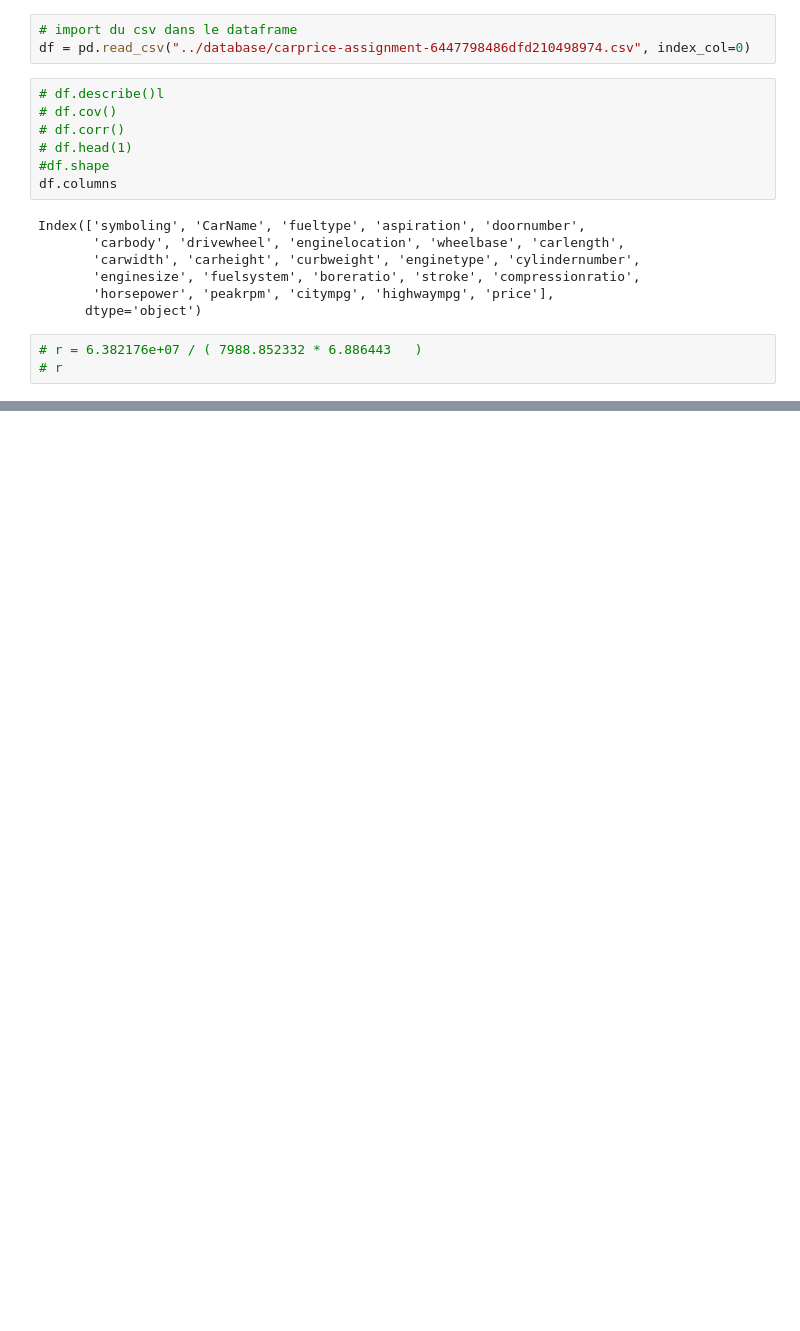
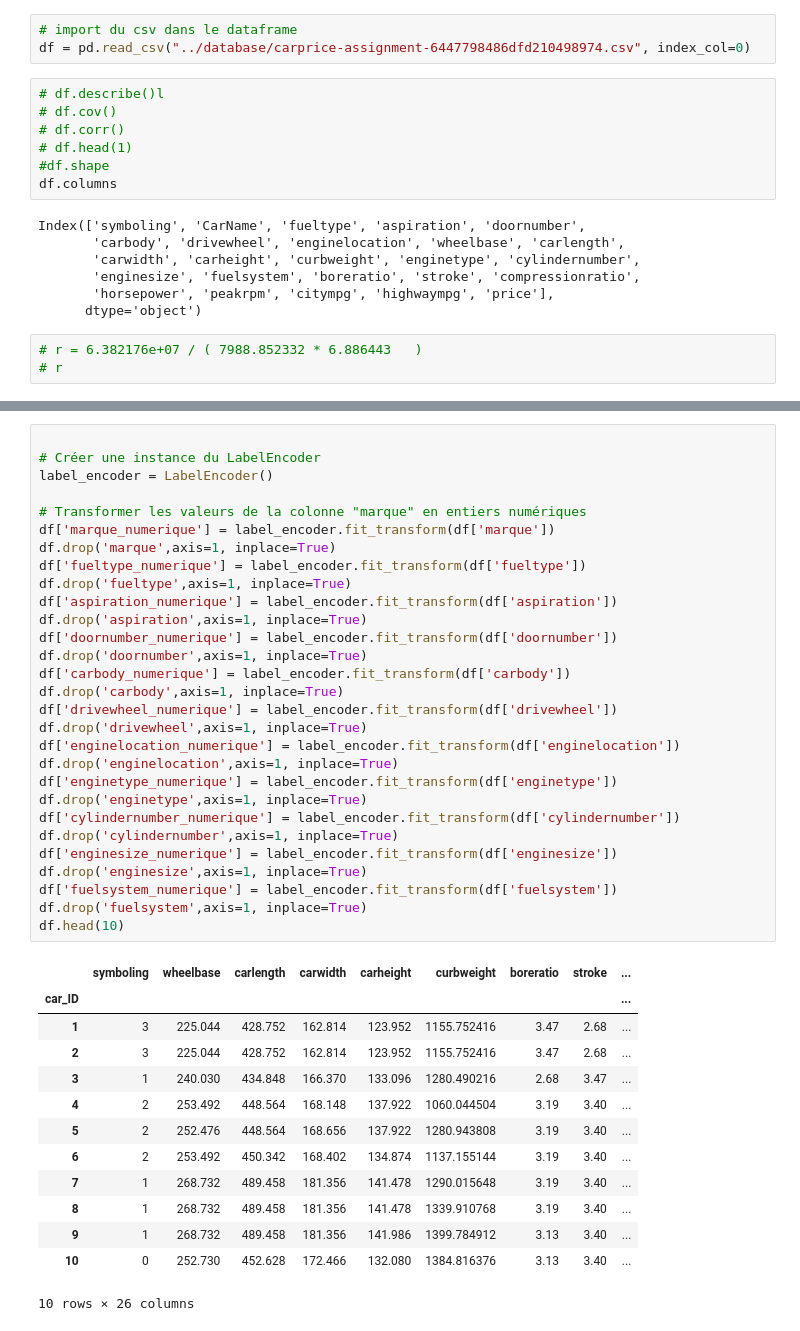
Before and after one commit to Slemdev/car_value, a Jupyter notebook: notebook/request.ipynb, the cells around one changed output, grey strips where cells are left out. Cells and saved outputs as stored; diff of their text form; blank space fills up the shorter version.

```diff
--- a/notebook/request.ipynb
+++ b/notebook/request.ipynb
@@ -43,6 +46,49 @@ df['carwidth'] = df['carwidth'] * 2.54  # carwidth : largeur en cm
 df['carheight'] = df['carheight'] * 2.54  # carheight : hauteur en cm
 df['curbweight'] = df['curbweight'] * 0.453592  # curbweight : poids à vide en kg
 df['enginesize'] = df['enginesize'] * 16.3871  # enginesize : cylindrée en cm³
+# %%
+
+# Créer une instance du LabelEncoder
+label_encoder = LabelEncoder()
+
+# Transformer les valeurs de la colonne "marque" en entiers numériques
+df['marque_numerique'] = label_encoder.fit_transform(df['marque'])
+df.drop('marque',axis=1, inplace=True)
+df['fueltype_numerique'] = label_encoder.fit_transform(df['fueltype'])
+df.drop('fueltype',axis=1, inplace=True)
+df['aspiration_numerique'] = label_encoder.fit_transform(df['aspiration'])
+df.drop('aspiration',axis=1, inplace=True)
+df['doornumber_numerique'] = label_encoder.fit_transform(df['doornumber'])
+df.drop('doornumber',axis=1, inplace=True)
+df['carbody_numerique'] = label_encoder.fit_transform(df['carbody'])
+df.drop('carbody',axis=1, inplace=True)
+df['drivewheel_numerique'] = label_encoder.fit_transform(df['drivewheel'])
+df.drop('drivewheel',axis=1, inplace=True)
+df['enginelocation_numerique'] = label_encoder.fit_transform(df['enginelocation'])
+df.drop('enginelocation',axis=1, inplace=True)
+df['enginetype_numerique'] = label_encoder.fit_transform(df['enginetype'])
+df.drop('enginetype',axis=1, inplace=True)
+df['cylindernumber_numerique'] = label_encoder.fit_transform(df['cylindernumber'])
+df.drop('cylindernumber',axis=1, inplace=True)
+df['enginesize_numerique'] = label_encoder.fit_transform(df['enginesize'])
+df.drop('enginesize',axis=1, inplace=True)
+df['fuelsystem_numerique'] = label_encoder.fit_transform(df['fuelsystem'])
+df.drop('fuelsystem',axis=1, inplace=True)
+df.head(10)
+# %% [output]
+|  | symboling | wheelbase | carlength | carwidth | carheight | curbweight | boreratio | stroke | ... |
+| car_ID |  |  |  |  |  |  |  |  | ... |
+| 1 | 3 | 225.044 | 428.752 | 162.814 | 123.952 | 1155.752416 | 3.47 | 2.68 | ... |
+| 2 | 3 | 225.044 | 428.752 | 162.814 | 123.952 | 1155.752416 | 3.47 | 2.68 | ... |
+| 3 | 1 | 240.030 | 434.848 | 166.370 | 133.096 | 1280.490216 | 2.68 | 3.47 | ... |
+| 4 | 2 | 253.492 | 448.564 | 168.148 | 137.922 | 1060.044504 | 3.19 | 3.40 | ... |
+| 5 | 2 | 252.476 | 448.564 | 168.656 | 137.922 | 1280.943808 | 3.19 | 3.40 | ... |
+| 6 | 2 | 253.492 | 450.342 | 168.402 | 134.874 | 1137.155144 | 3.19 | 3.40 | ... |
+| 7 | 1 | 268.732 | 489.458 | 181.356 | 141.478 | 1290.015648 | 3.19 | 3.40 | ... |
+| 8 | 1 | 268.732 | 489.458 | 181.356 | 141.478 | 1339.910768 | 3.19 | 3.40 | ... |
+| 9 | 1 | 268.732 | 489.458 | 181.356 | 141.986 | 1399.784912 | 3.13 | 3.40 | ... |
+| 10 | 0 | 252.730 | 452.628 | 172.466 | 132.080 | 1384.816376 | 3.13 | 3.40 | ... |
+10 rows × 26 columns
 # %%
 #creation du tablau seaborn
 
```
Also changed, not shown: parts of 4 cells of this notebook, 1 other file.
